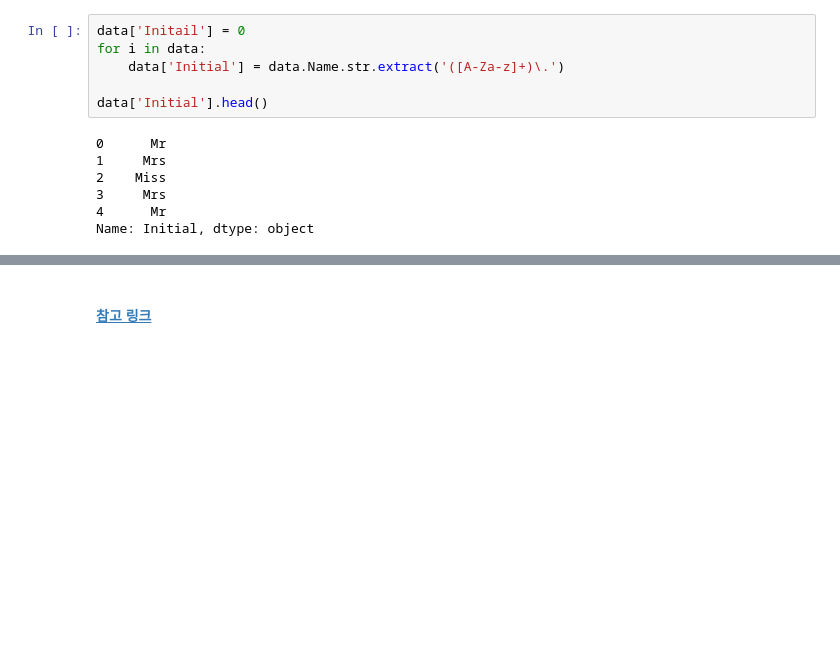
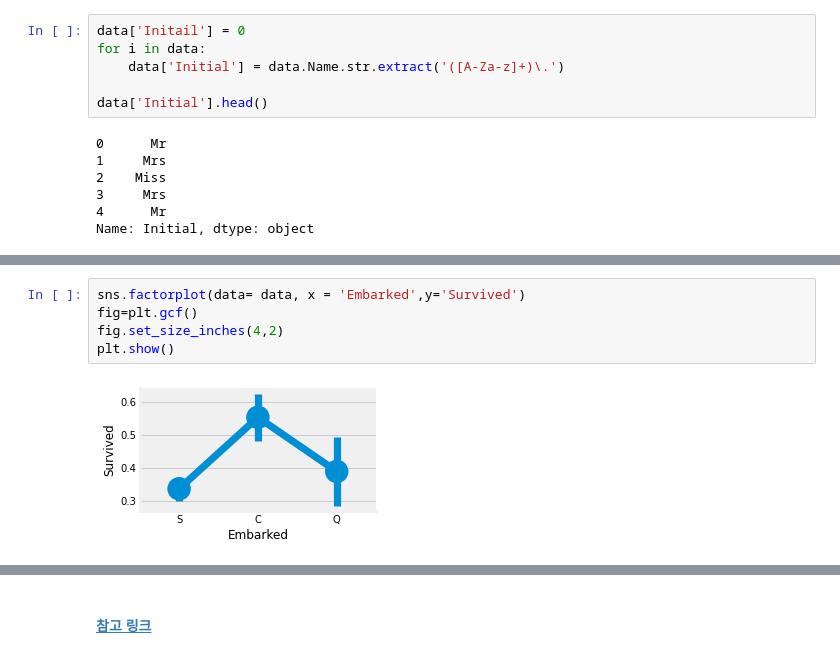
Before and after one commit to sunnight9507/Kaggle, a Jupyter notebook: Titanic/Copy_Titanic_EDA To Prediction(DieTanic).ipynb, the cells around one changed output, grey strips where cells are left out. Cells and saved outputs as stored; diff of their text form; blank space fills up the shorter version.

```diff
--- a/Titanic/Copy_Titanic_EDA To Prediction(DieTanic).ipynb
+++ b/Titanic/Copy_Titanic_EDA To Prediction(DieTanic).ipynb
@@ -210,0 +290,7 @@ Name: Initial, dtype: object
+# %%
+sns.factorplot(data= data, x = 'Embarked',y='Survived')
+fig=plt.gcf()
+fig.set_size_inches(4,2)
+plt.show()
+# %% [output]
+[figure, added]
```
Also changed, not shown: parts of 13 cells of this notebook.
